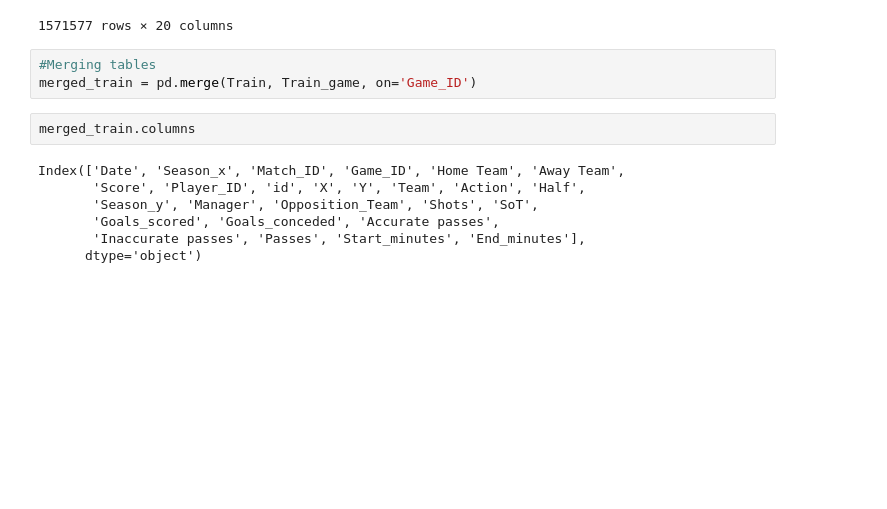
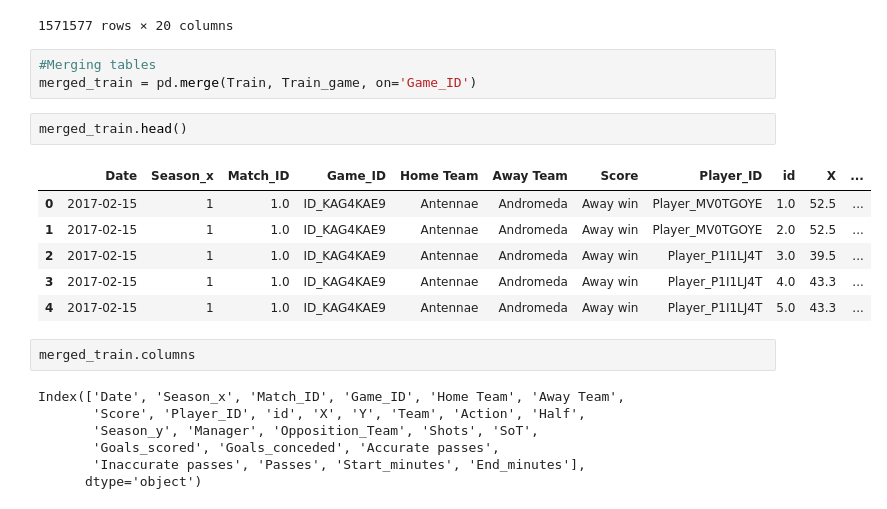
Before and after one commit to The-DigitalAcademy/Precious_Laduma_Score_Predictions, a Jupyter notebook: Laduma_Score_Predictions.ipynb, the cells around one changed output. Cells and saved outputs as stored; diff of their text form; blank space fills up the shorter version.

```diff
--- a/Laduma_Score_Predictions.ipynb
+++ b/Laduma_Score_Predictions.ipynb
@@ -136,6 +136,15 @@ Train_game
 # %%
 #Merging tables
 merged_train = pd.merge(Train, Train_game, on='Game_ID')
+# %%
+merged_train.head()
+# %% [output]
+|  | Date | Season_x | Match_ID | Game_ID | Home Team | Away Team | Score | Player_ID | id | X | ... |
+| 0 | 2017-02-15 | 1 | 1.0 | ID_KAG4KAE9 | Antennae | Andromeda | Away win | Player_MV0TGOYE | 1.0 | 52.5 | ... |
+| 1 | 2017-02-15 | 1 | 1.0 | ID_KAG4KAE9 | Antennae | Andromeda | Away win | Player_MV0TGOYE | 2.0 | 52.5 | ... |
+| 2 | 2017-02-15 | 1 | 1.0 | ID_KAG4KAE9 | Antennae | Andromeda | Away win | Player_P1I1LJ4T | 3.0 | 39.5 | ... |
+| 3 | 2017-02-15 | 1 | 1.0 | ID_KAG4KAE9 | Antennae | Andromeda | Away win | Player_P1I1LJ4T | 4.0 | 43.3 | ... |
+| 4 | 2017-02-15 | 1 | 1.0 | ID_KAG4KAE9 | Antennae | Andromeda | Away win | Player_P1I1LJ4T | 5.0 | 43.3 | ... |
 # %%
 merged_train.columns
 # %% [output]
```
Also changed, not shown: parts of 3 cells of this notebook.
